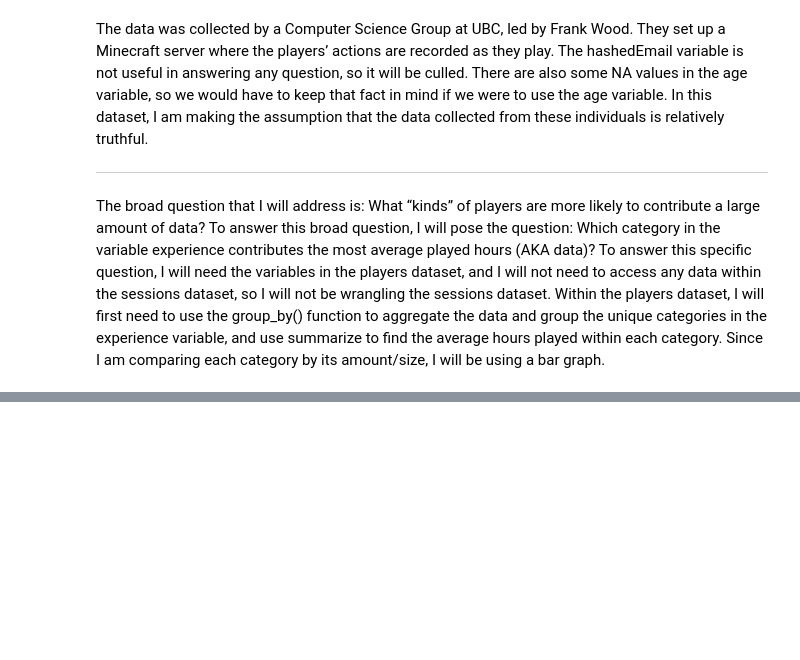
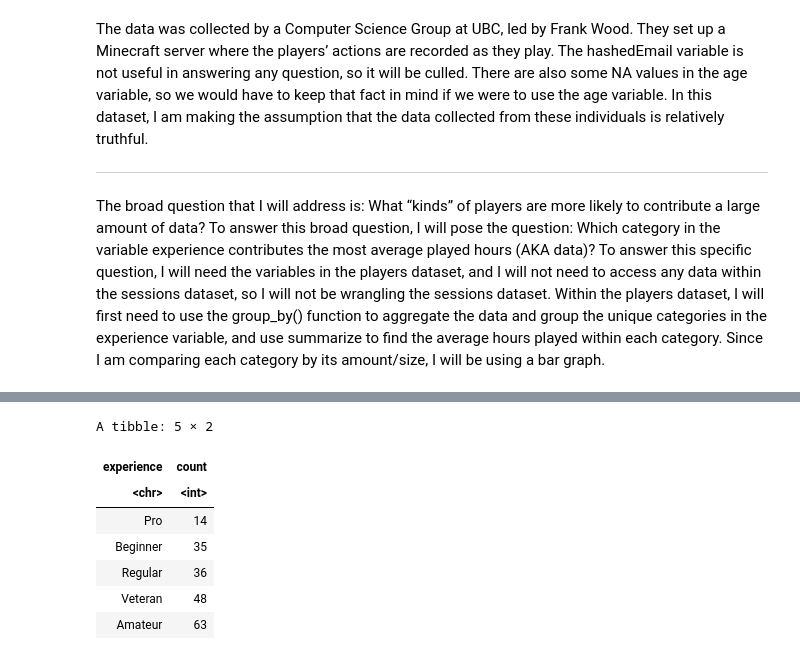
Before and after one commit to lhuang67/7-Lynn-Huang, a Jupyter notebook: MINECRAFT.ipynb, the cells around one changed output, grey strips where cells are left out. Saved outputs shown, nothing was run; the diff lists cells and outputs as text; code cells hidden in the pictures; blank space fills up the shorter version.

```diff
--- a/MINECRAFT.ipynb
+++ b/MINECRAFT.ipynb
@@ -199,0 +247,20 @@ To answer this specific question, I will need the variables in the players datas
+# %%
+#At first glance, it looks like regular players overwhelm the results by a long shot, but first,
+# Let's look at the ratio of experienced players to see if the result was due to regular being
+# the majority experience of players
+
+experience_number_players <- players_cull |>
+group_by(experience) |>
+summarize(count = n()) |>
+arrange(count)
+
+experience_number_players
+# %% [output]
+A tibble: 5 × 2
+| experience | count |
+| <chr> | <int> |
+| Pro | 14 |
+| Beginner | 35 |
+| Regular | 36 |
+| Veteran | 48 |
+| Amateur | 63 |
```
Also changed, not shown: parts of 2 cells of this notebook.
